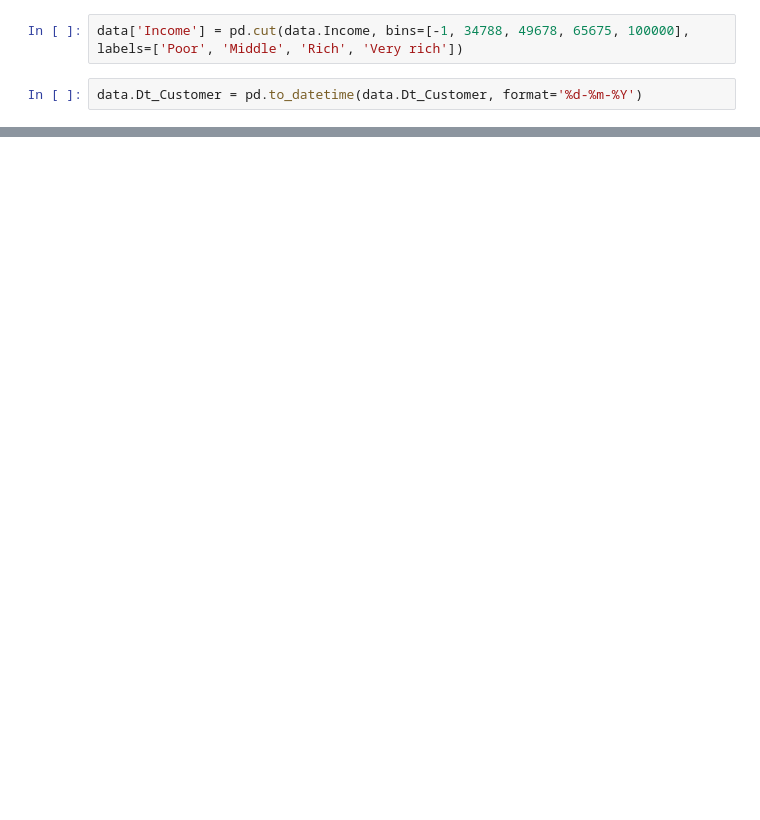
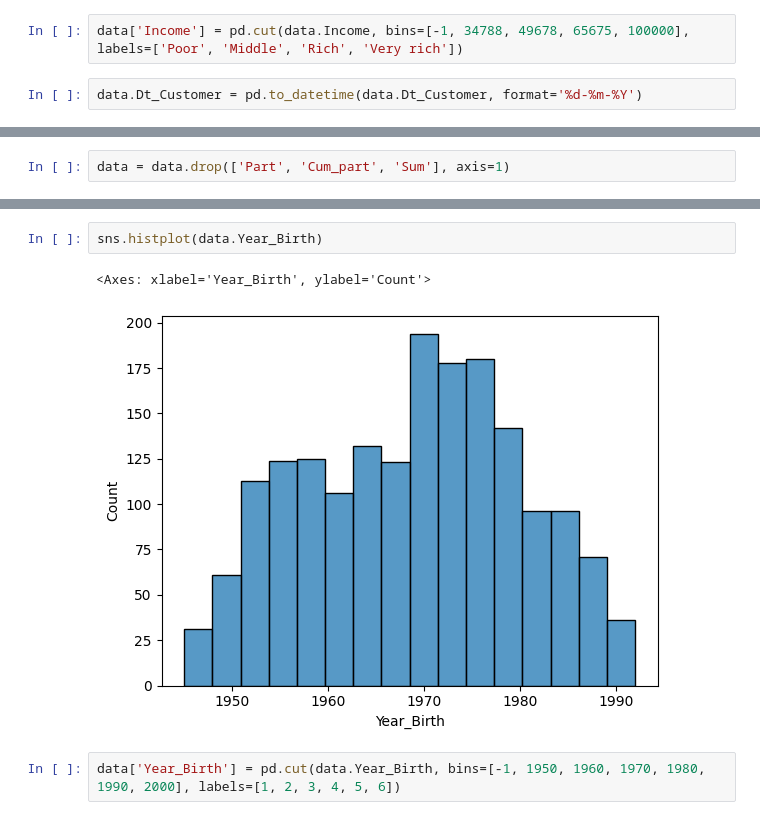
Before and after one commit to he11scream/BA_projects, a Jupyter notebook: marketing_campaign/Marketing_campaign.ipynb, the cells around one changed output, grey strips where cells are left out. Cells and saved outputs as stored; diff of their text form; blank space fills up the shorter version.

```diff
--- a/marketing_campaign/Marketing_campaign.ipynb
+++ b/marketing_campaign/Marketing_campaign.ipynb
@@ -187,0 +346,2 @@ sns.histplot(data.Dt_Customer)
+# %%
+data = data.drop(['Part', 'Cum_part', 'Sum'], axis=1)
@@ -187,0 +371,7 @@ sns.histplot(data.Dt_Customer)
+# %%
+sns.histplot(data.Year_Birth)
+# %% [output]
+<Axes: xlabel='Year_Birth', ylabel='Count'>
+[figure, added]
+# %%
+data['Year_Birth'] = pd.cut(data.Year_Birth, bins=[-1, 1950, 1960, 1970, 1980, 1990, 2000], labels=[1, 2, 3, 4, 5, 6])
```
Also changed, not shown: parts of 78 cells of this notebook.
